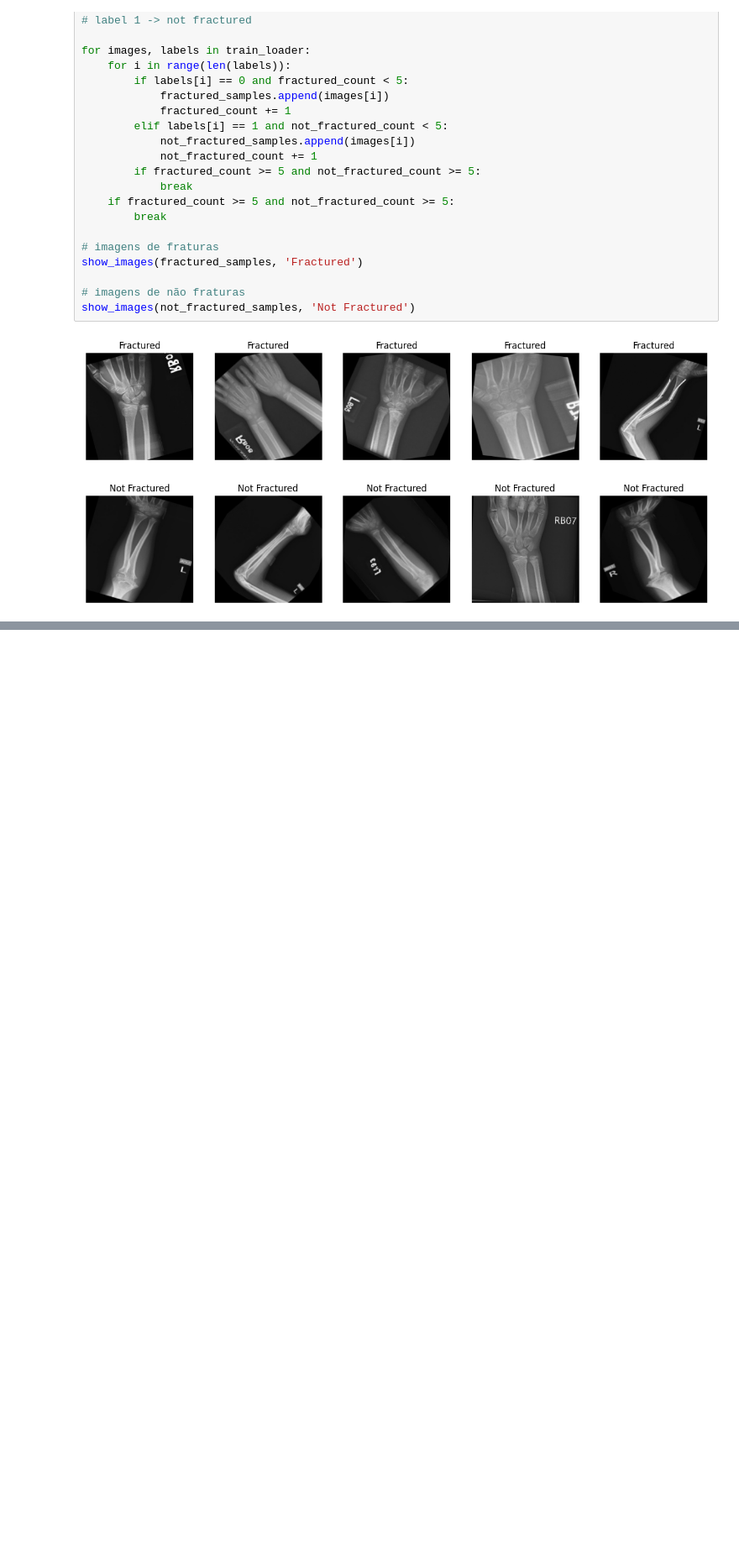
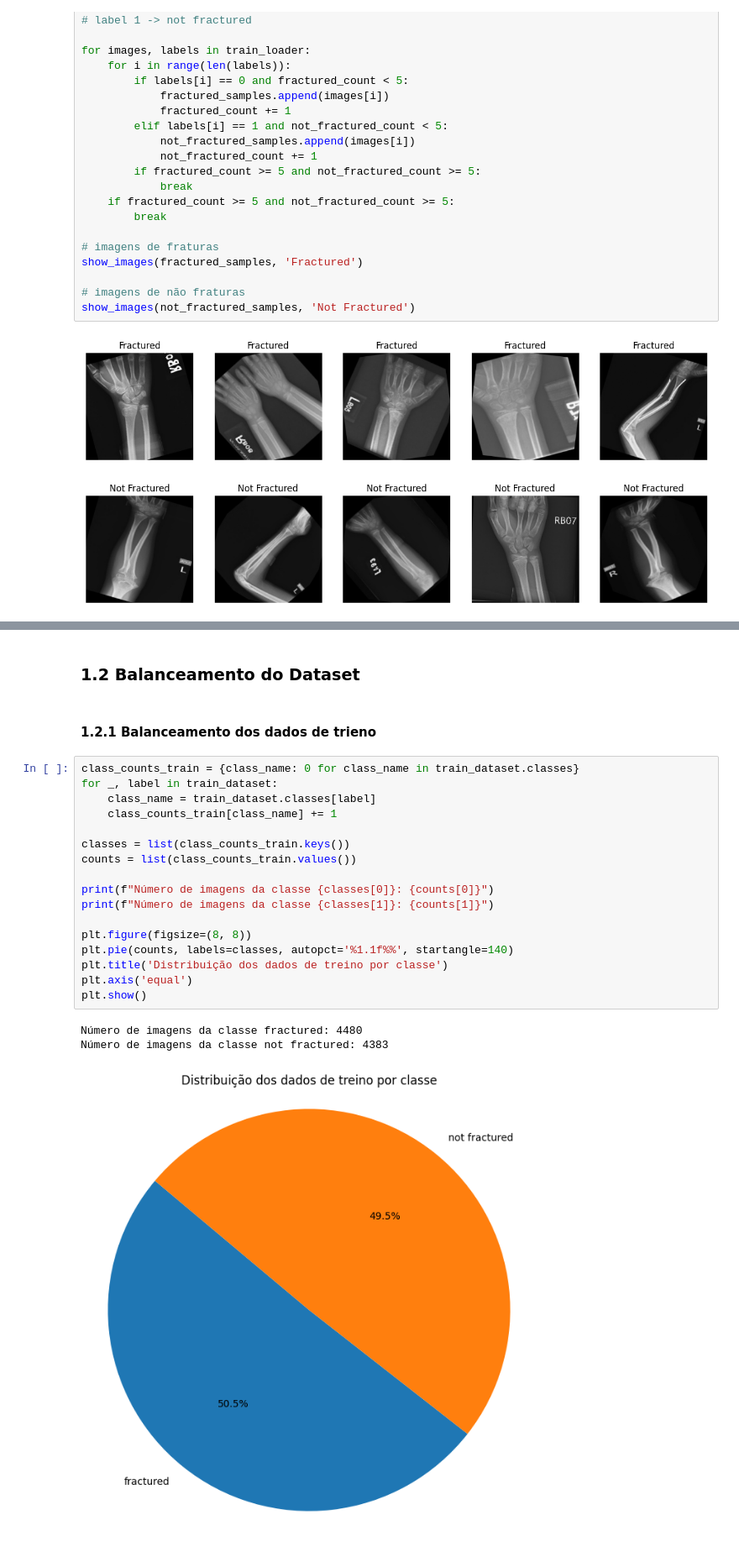
Before and after one commit to Eduard0Rocha/Projeto-SI-AP-2324, a Jupyter notebook: CNN_fracture_detection.ipynb, the cells around one changed output, grey strips where cells are left out. Shown: that part at 84% size. Cells and saved outputs as stored; diff of their text form; blank space fills up the shorter version.

Commit message:
tamanho e balanceamento do dataset

```diff
--- a/CNN_fracture_detection.ipynb
+++ b/CNN_fracture_detection.ipynb
@@ -107,0 +120,25 @@ show_images(not_fractured_samples, 'Not Fractured')
+# %% [markdown]
+### 1.2 Balanceamento do Dataset
+# %% [markdown]
+#### 1.2.1 Balanceamento dos dados de trieno
+# %%
+class_counts_train = {class_name: 0 for class_name in train_dataset.classes}
+for _, label in train_dataset:
+    class_name = train_dataset.classes[label]
+    class_counts_train[class_name] += 1
+
+classes = list(class_counts_train.keys())
+counts = list(class_counts_train.values())
+
+print(f"Número de imagens da classe {classes[0]}: {counts[0]}")
+print(f"Número de imagens da classe {classes[1]}: {counts[1]}")
+
+plt.figure(figsize=(8, 8))
+plt.pie(counts, labels=classes, autopct='%1.1f%%', startangle=140)
+plt.title('Distribuição dos dados de treino por classe')
+plt.axis('equal')
+plt.show()
+# %% [output]
+Número de imagens da classe fractured: 4480
+Número de imagens da classe not fractured: 4383
+[figure, added]
```
Also changed, not shown: parts of 6 cells of this notebook.
